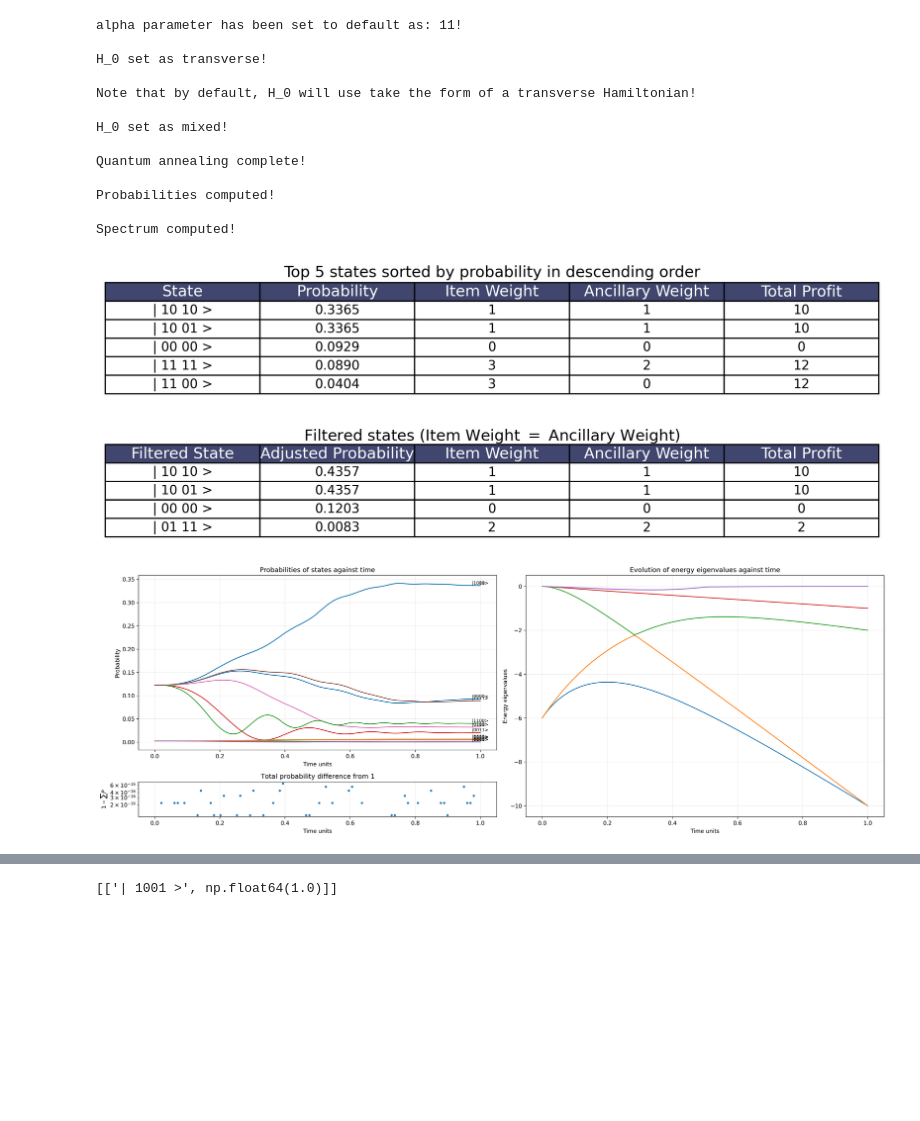
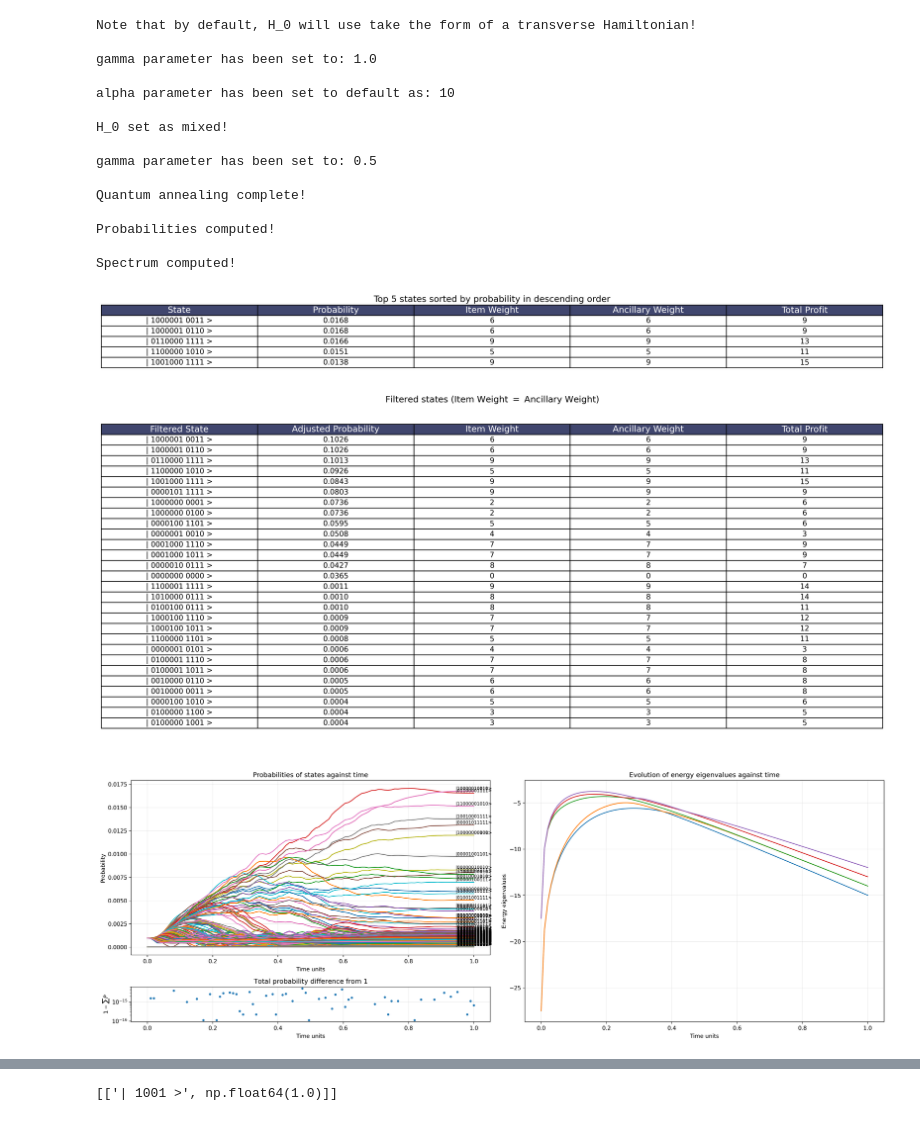
Before and after one commit to raw-asparagus/SP3172, a Jupyter notebook: quantum_annealing/main.ipynb, the cells around one changed output, grey strips where cells are left out. Saved outputs shown, nothing was run; the diff lists cells and outputs as text; code cells hidden in the pictures; blank space fills up the shorter version.

Commit message:
Update H_0 state and engine rename

```diff
--- a/quantum_annealing/main.ipynb
+++ b/quantum_annealing/main.ipynb
@@ -21,54 +21,57 @@ import matplotlib.pyplot as plt
 import numpy as np
 # %%
 #   Parameters to set
-profits = np.array([10, 2])
-weights = np.array([1, 2])
-capacity = 2
+# profits = np.array([10, 2])
+# weights = np.array([1, 2])
+# capacity = 2
 
 # profits = np.array([8, 3, 5, 6, 9])
 # weights = np.array([1, 2, 1, 3, 2])
 # capacity = 7
 
-# profits = np.array([6, 5, 8, 9, 6, 7, 3])
-# weights = np.array([2, 3, 6, 7, 5, 8, 4])
-# capacity = 9
+profits = np.array([6, 5, 8, 9, 6, 7, 3])
+weights = np.array([2, 3, 6, 7, 5, 8, 4])
+capacity = 9
 
-num_steps = 1000
+num_steps = 100
 num_sub_steps = 100
 
 sim = Coffey(profits, weights, capacity)
 
-sim.set_H_0("mixed")
+sim.set_H_0_state("mixed")
+sim.set_gamma(0.5)
 # sim.set_alpha(0)
 
 res = sim.anneal(num_steps)
 probs = sim.compute_probs(res, num_sub_steps)
 spectrum = sim.compute_spectrum(num_sub_steps)
 
 dis = MakeGraphCoffey()
 dis.set_probs(probs)
 dis.set_spectrum(spectrum)
 
 dis.display_probs(sim)
 dis.display_filtered_probs(sim)
 dis.display_graph(sim)
 # %% [output]
-alpha parameter has been set to default as: 11!
-
-H_0 set as transverse!
-
 Note that by default, H_0 will use take the form of a transverse Hamiltonian!
 
+gamma parameter has been set to: 1.0
+
+alpha parameter has been set to default as: 10
+
 H_0 set as mixed!
+
+gamma parameter has been set to: 0.5
 
 Quantum annealing complete!
 
 Probabilities computed!
 
 Spectrum computed!
-[figure, old version]
+[figure, new version]
-[figure, old version]
+[figure, new version]
-[figure, old version]
+[figure, new version]
 # %%
 %%capture
 
```
Also changed, not shown: parts of 2 cells of this notebook, 2 other files.
